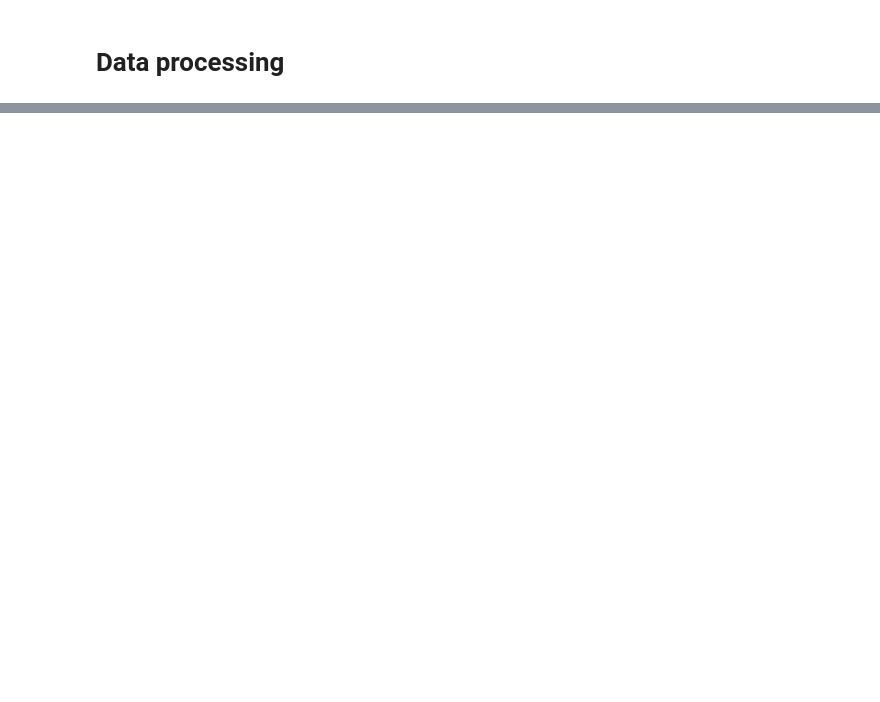
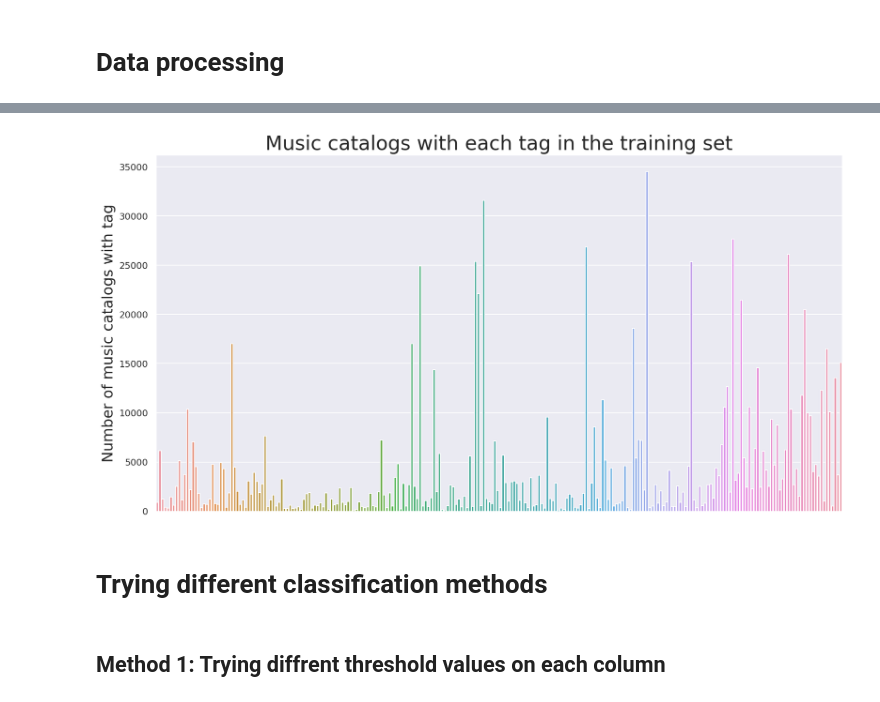
Before and after one commit to jizekki/mewo, a Jupyter notebook: mewo.ipynb, the cells around one changed output, grey strips where cells are left out. Drawn from its saved outputs; the diff is of its cells as text; code cells hidden in the pictures; blank space fills up the shorter version.

Commit message:
updated some methods

```diff
--- a/mewo.ipynb
+++ b/mewo.ipynb
@@ -43,9 +46,12 @@ Keras version: 2.6.0
 # %%
 # Setup plots
+%matplotlib inline
+plt.rcParams["figure.figsize"] = 15, 8
+%config InlineBackend.figure_format = "retina"
+sns.set(font_scale = 1)
 
-%matplotlib inline
-plt.rcParams["figure.figsize"] = 12, 6
-%config InlineBackend.figure_format = "retina"
-sns.set()
+# Setup warnings
+import warnings
+warnings.filterwarnings('ignore')
 # %% [markdown]
 # Data processing
@@ -154,0 +58,6 @@ trained_dataframe
+# %%
+#3. Read file as panda dataframes
+
+x_train = pd.read_csv('x-train.csv', index_col=0, sep=",")
+y_train = pd.read_csv('y-train.csv', index_col=0, sep=",")
+x_test = pd.read_csv('x-test.csv', index_col=0, sep=",")
@@ -154,0 +105,15 @@ trained_dataframe
+# %%
+tags = list(y_train.columns.values)
+n_tags = len(tags)
+ax= sns.barplot(x=tags, y=y_train.sum().values)
+plt.title("Music catalogs with each tag in the training set", fontsize=24)
+plt.ylabel("Number of music catalogs with tag", fontsize=18)
+ax.axes.get_xaxis().set_visible(False)
+
+plt.show()
+# %% [output]
+[figure, added]
+# %% [markdown]
+# Trying different classification methods
+# %% [markdown]
+## Method 1: Trying diffrent threshold values on each column
```
Also changed, not shown: parts of 42 cells of this notebook, 2 other files.
